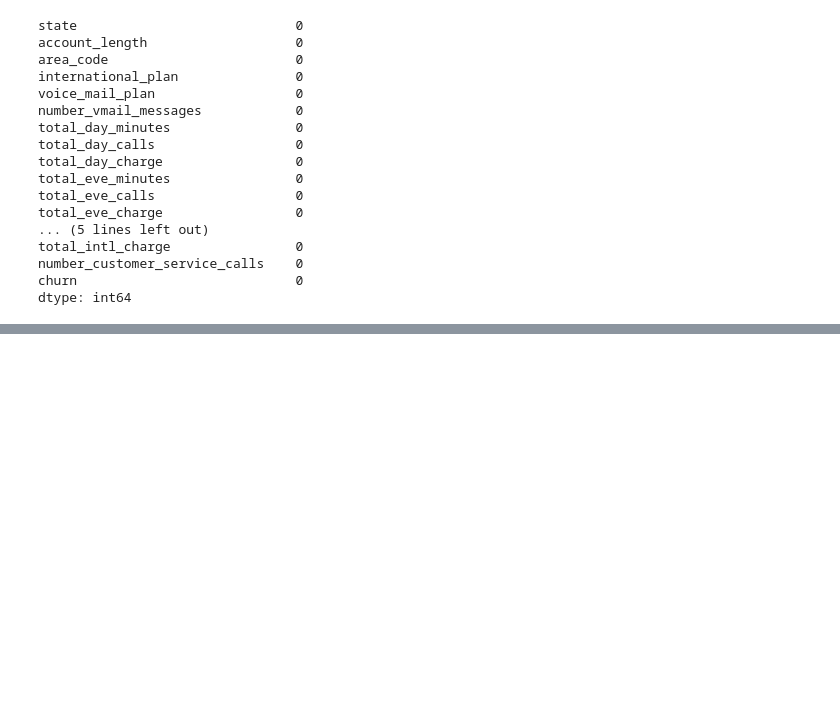
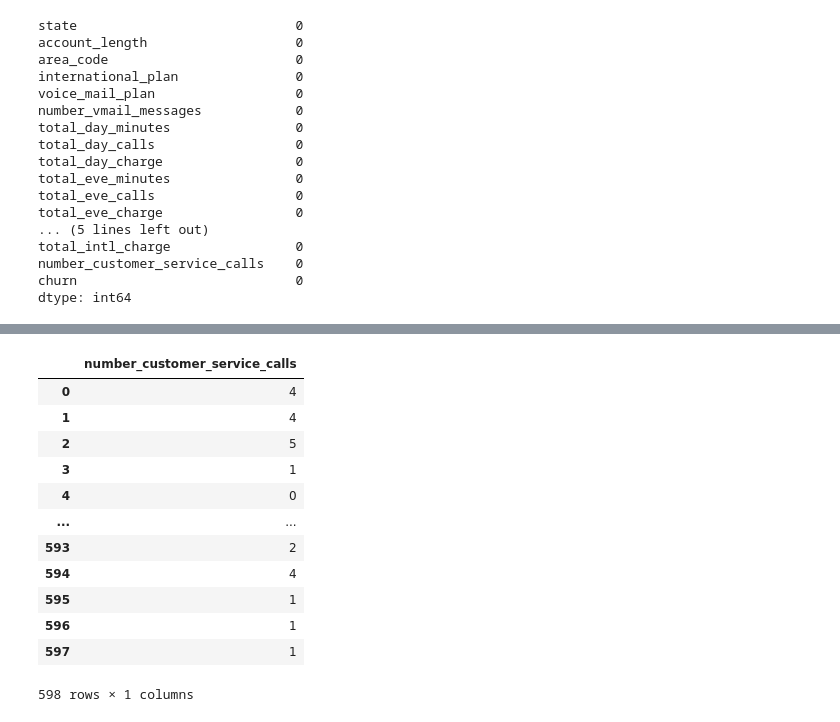
Before and after one commit to darshan-analytics/CustomerChurnAnalysisUsingSparkETL-KaggleCompetition-, a Jupyter notebook: CustomerChurnAnalysisUsingSparkETL(KaggleCompetition).ipynb, the cells around one changed output, grey strips where cells are left out. Saved outputs shown, nothing was run; the diff lists cells and outputs as text; code cells hidden in the pictures; blank space fills up the shorter version.

```diff
--- a/CustomerChurnAnalysisUsingSparkETL(KaggleCompetition).ipynb
+++ b/CustomerChurnAnalysisUsingSparkETL(KaggleCompetition).ipynb
@@ -330,0 +379,16 @@ DataFrame[voice_mail_plan: string, Churned_percentage: double]
+# %%
+df14
+# %% [output]
+|  | number_customer_service_calls |
+| 0 | 4 |
+| 1 | 4 |
+| 2 | 5 |
+| 3 | 1 |
+| 4 | 0 |
+| ... | ... |
+| 593 | 2 |
+| 594 | 4 |
+| 595 | 1 |
+| 596 | 1 |
+| 597 | 1 |
+598 rows × 1 columns
```
Also changed, not shown: parts of 18 cells of this notebook.
